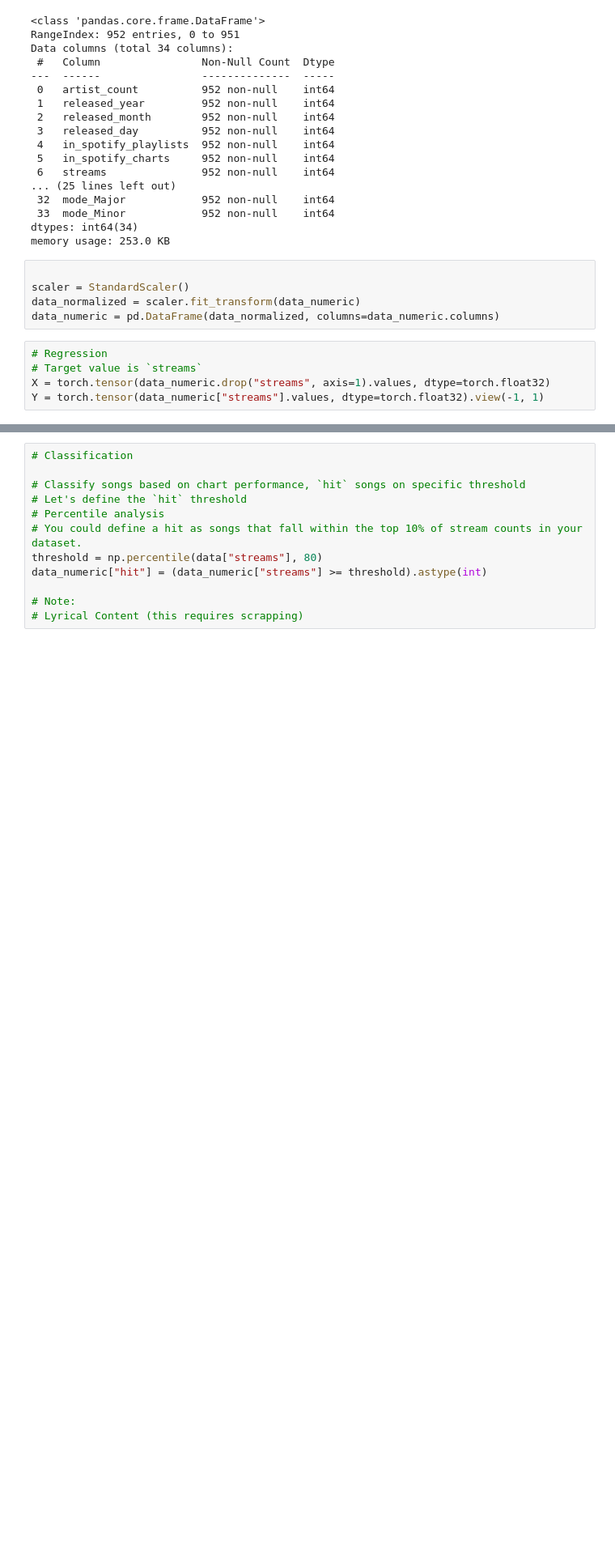
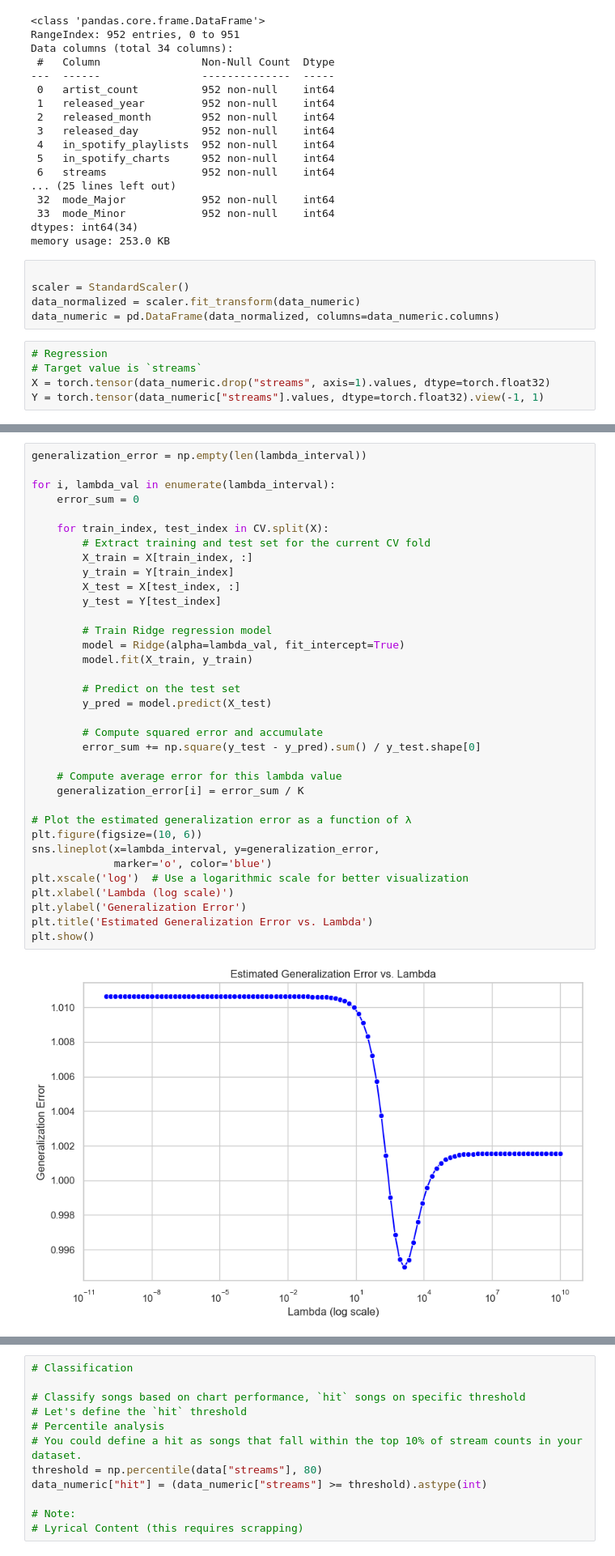
Before and after one commit to AfonsoCunha22/intro_ML_DM, a Jupyter notebook: model.ipynb, the cells around one changed output, grey strips where cells are left out. Shown at 81% size. Cells and saved outputs as stored; diff of their text form; blank space fills up the shorter version.

```diff
--- a/model.ipynb
+++ b/model.ipynb
@@ -177,0 +199,37 @@ KeyError: "['key_C'] not in index"
+# %%
+generalization_error = np.empty(len(lambda_interval))
+
+for i, lambda_val in enumerate(lambda_interval):
+    error_sum = 0
+
+    for train_index, test_index in CV.split(X):
+        # Extract training and test set for the current CV fold
+        X_train = X[train_index, :]
+        y_train = Y[train_index]
+        X_test = X[test_index, :]
+        y_test = Y[test_index]
+
+        # Train Ridge regression model
+        model = Ridge(alpha=lambda_val, fit_intercept=True)
+        model.fit(X_train, y_train)
+
+        # Predict on the test set
+        y_pred = model.predict(X_test)
+
+        # Compute squared error and accumulate
+        error_sum += np.square(y_test - y_pred).sum() / y_test.shape[0]
+
+    # Compute average error for this lambda value
+    generalization_error[i] = error_sum / K
+
+# Plot the estimated generalization error as a function of λ
+plt.figure(figsize=(10, 6))
+sns.lineplot(x=lambda_interval, y=generalization_error,
+             marker='o', color='blue')
+plt.xscale('log')  # Use a logarithmic scale for better visualization
+plt.xlabel('Lambda (log scale)')
+plt.ylabel('Generalization Error')
+plt.title('Estimated Generalization Error vs. Lambda')
+plt.show()
+# %% [output]
+[figure, added]
```
Also changed, not shown: parts of 7 cells of this notebook, 2 other files.
